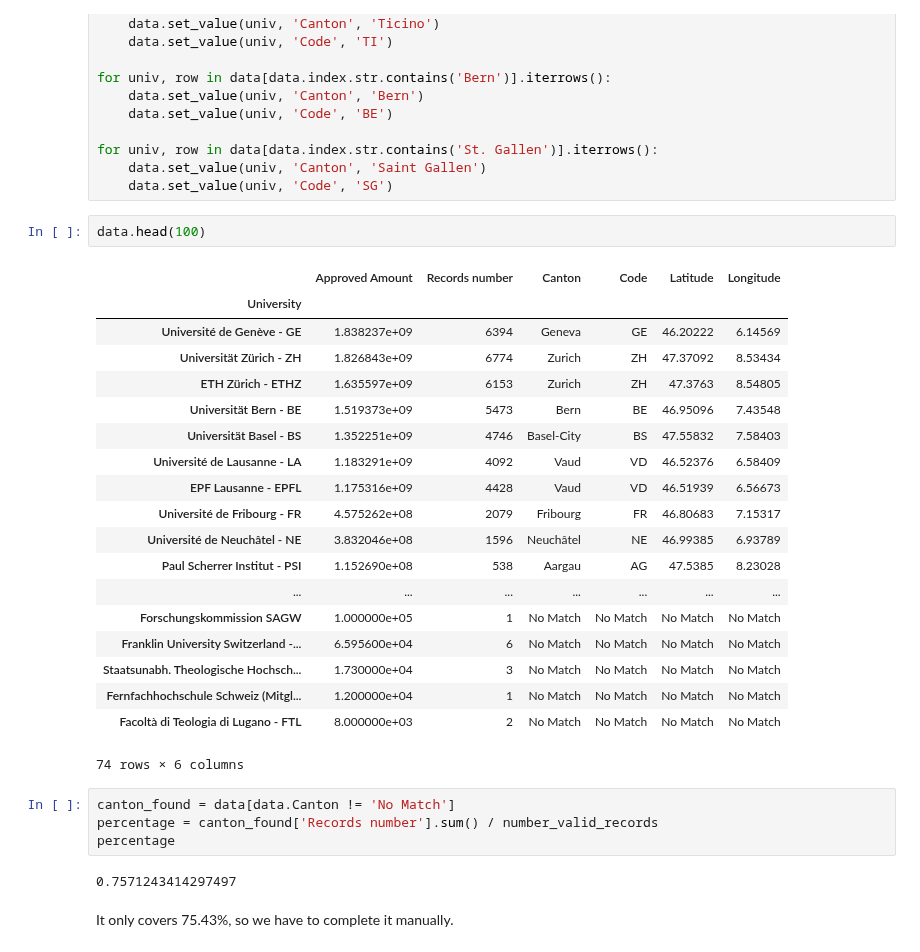
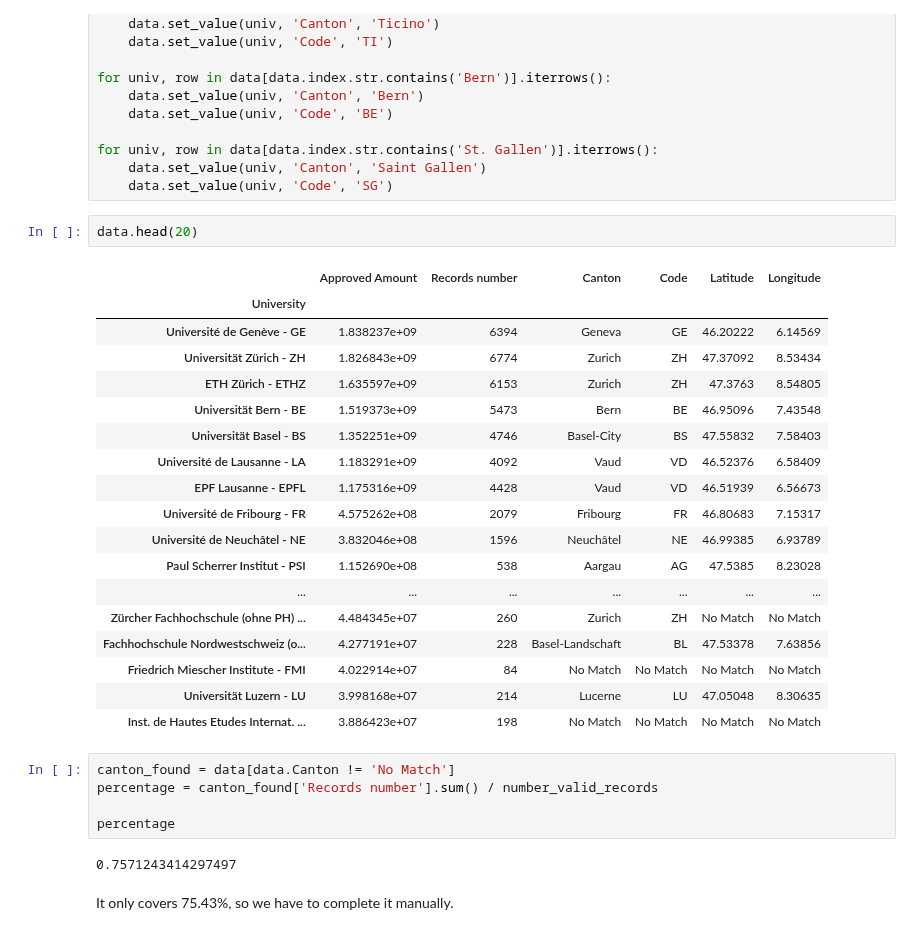
Before and after one commit to Symsystem/adaepflHomework, a Jupyter notebook: 03 - Interactive Viz/Project 3.ipynb, the cells around one changed output. Cells and saved outputs as stored; diff of their text form.

```diff
--- a/03 - Interactive Viz/Project 3.ipynb
+++ b/03 - Interactive Viz/Project 3.ipynb
@@ -113,30 +107,30 @@ for univ, row in data[data.index.str.contains('St. Gallen')].iterrows():
     data.set_value(univ, 'Canton', 'Saint Gallen')
     data.set_value(univ, 'Code', 'SG')
 # %%
-data.head(100)
+data.head(20)
 # %% [output]
 |  | Approved Amount | Records number | Canton | Code | Latitude | Longitude |
 | University |  |  |  |  |  |  |
 | Université de Genève - GE | 1.838237e+09 | 6394 | Geneva | GE | 46.20222 | 6.14569 |
 | Universität Zürich - ZH | 1.826843e+09 | 6774 | Zurich | ZH | 47.37092 | 8.53434 |
 | ETH Zürich - ETHZ | 1.635597e+09 | 6153 | Zurich | ZH | 47.3763 | 8.54805 |
 | Universität Bern - BE | 1.519373e+09 | 5473 | Bern | BE | 46.95096 | 7.43548 |
 | Universität Basel - BS | 1.352251e+09 | 4746 | Basel-City | BS | 47.55832 | 7.58403 |
 | Université de Lausanne - LA | 1.183291e+09 | 4092 | Vaud | VD | 46.52376 | 6.58409 |
 | EPF Lausanne - EPFL | 1.175316e+09 | 4428 | Vaud | VD | 46.51939 | 6.56673 |
 | Université de Fribourg - FR | 4.575262e+08 | 2079 | Fribourg | FR | 46.80683 | 7.15317 |
 | Université de Neuchâtel - NE | 3.832046e+08 | 1596 | Neuchâtel | NE | 46.99385 | 6.93789 |
 | Paul Scherrer Institut - PSI | 1.152690e+08 | 538 | Aargau | AG | 47.5385 | 8.23028 |
 | ... | ... | ... | ... | ... | ... | ... |
-| Forschungskommission SAGW | 1.000000e+05 | 1 | No Match | No Match | No Match | No Match |
-| Franklin University Switzerland -... | 6.595600e+04 | 6 | No Match | No Match | No Match | No Match |
-| Staatsunabh. Theologische Hochsch... | 1.730000e+04 | 3 | No Match | No Match | No Match | No Match |
-| Fernfachhochschule Schweiz (Mitgl... | 1.200000e+04 | 1 | No Match | No Match | No Match | No Match |
-| Facoltà di Teologia di Lugano - FTL | 8.000000e+03 | 2 | No Match | No Match | No Match | No Match |
+| Zürcher Fachhochschule (ohne PH) ... | 4.484345e+07 | 260 | Zurich | ZH | No Match | No Match |
+| Fachhochschule Nordwestschweiz (o... | 4.277191e+07 | 228 | Basel-Landschaft | BL | 47.53378 | 7.63856 |
+| Friedrich Miescher Institute - FMI | 4.022914e+07 | 84 | No Match | No Match | No Match | No Match |
+| Universität Luzern - LU | 3.998168e+07 | 214 | Lucerne | LU | 47.05048 | 8.30635 |
+| Inst. de Hautes Etudes Internat. ... | 3.886423e+07 | 198 | No Match | No Match | No Match | No Match |
-74 rows × 6 columns
 # %%
 canton_found = data[data.Canton != 'No Match']
 percentage = canton_found['Records number'].sum() / number_valid_records
+
 percentage
 # %% [output]
 0.7571243414297497
```
Also changed, not shown: parts of 8 cells of this notebook, 4 other files.
